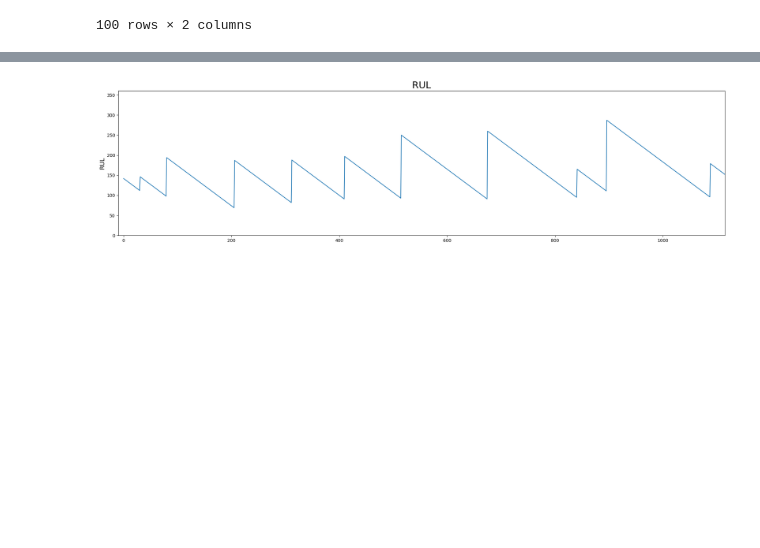
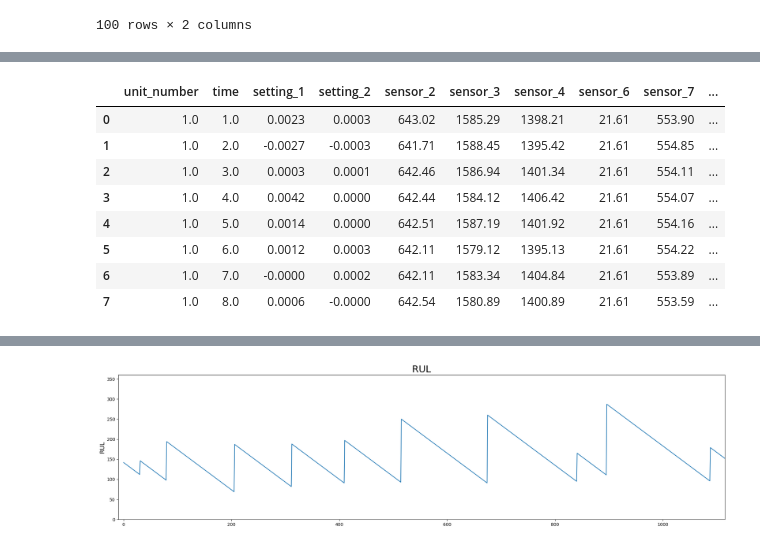
Before and after one commit to marcelov-aguiar/pdm_turbofan, a Jupyter notebook: code/2_exploratory_analysis/exploratory_test.ipynb, the cells around one changed output, grey strips where cells are left out. Saved outputs shown, nothing was run; the diff lists cells and outputs as text; code cells hidden in the pictures; blank space fills up the shorter version.

```diff
--- a/2_exploratory_analysis/exploratory_test.ipynb
+++ b/code/2_exploratory_analysis/exploratory_test.ipynb
@@ -154,4 +154,16 @@ df_rul
 100 rows × 3 columns
 # %%
 df_rul = df_rul.drop(columns=["max"])
+# %%
+df_test.merge(df_rul, on=['unit_number'], how='left').head(8)
+# %% [output]
+|  | unit_number | time | setting_1 | setting_2 | sensor_2 | sensor_3 | sensor_4 | sensor_6 | sensor_7 | ... |
+| 0 | 1.0 | 1.0 | 0.0023 | 0.0003 | 643.02 | 1585.29 | 1398.21 | 21.61 | 553.90 | ... |
+| 1 | 1.0 | 2.0 | -0.0027 | -0.0003 | 641.71 | 1588.45 | 1395.42 | 21.61 | 554.85 | ... |
+| 2 | 1.0 | 3.0 | 0.0003 | 0.0001 | 642.46 | 1586.94 | 1401.34 | 21.61 | 554.11 | ... |
+| 3 | 1.0 | 4.0 | 0.0042 | 0.0000 | 642.44 | 1584.12 | 1406.42 | 21.61 | 554.07 | ... |
+| 4 | 1.0 | 5.0 | 0.0014 | 0.0000 | 642.51 | 1587.19 | 1401.92 | 21.61 | 554.16 | ... |
+| 5 | 1.0 | 6.0 | 0.0012 | 0.0003 | 642.11 | 1579.12 | 1395.13 | 21.61 | 554.22 | ... |
+| 6 | 1.0 | 7.0 | -0.0000 | 0.0002 | 642.11 | 1583.34 | 1404.84 | 21.61 | 553.89 | ... |
+| 7 | 1.0 | 8.0 | 0.0006 | -0.0000 | 642.54 | 1580.89 | 1400.89 | 21.61 | 553.59 | ... |
 # %%
```
Also changed, not shown: parts of 4 cells of this notebook, 25 other files.
